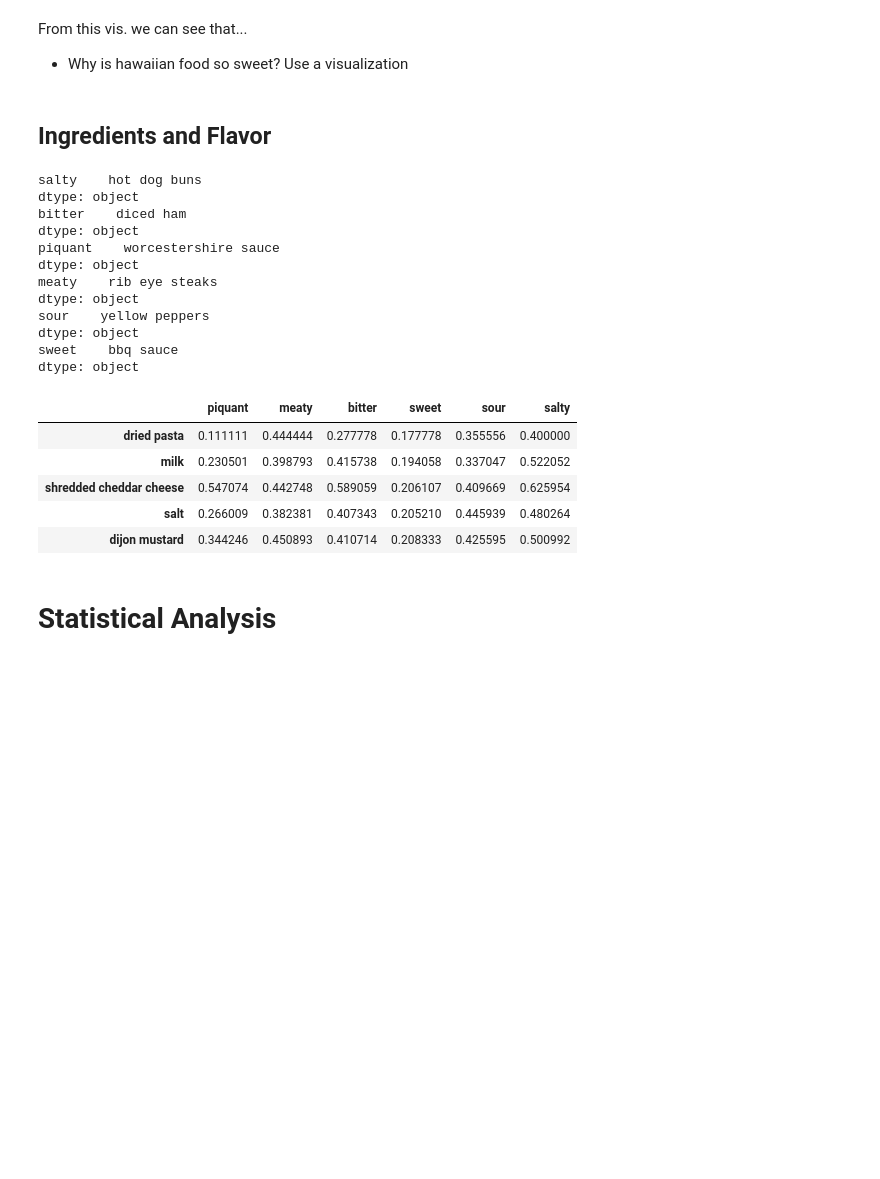
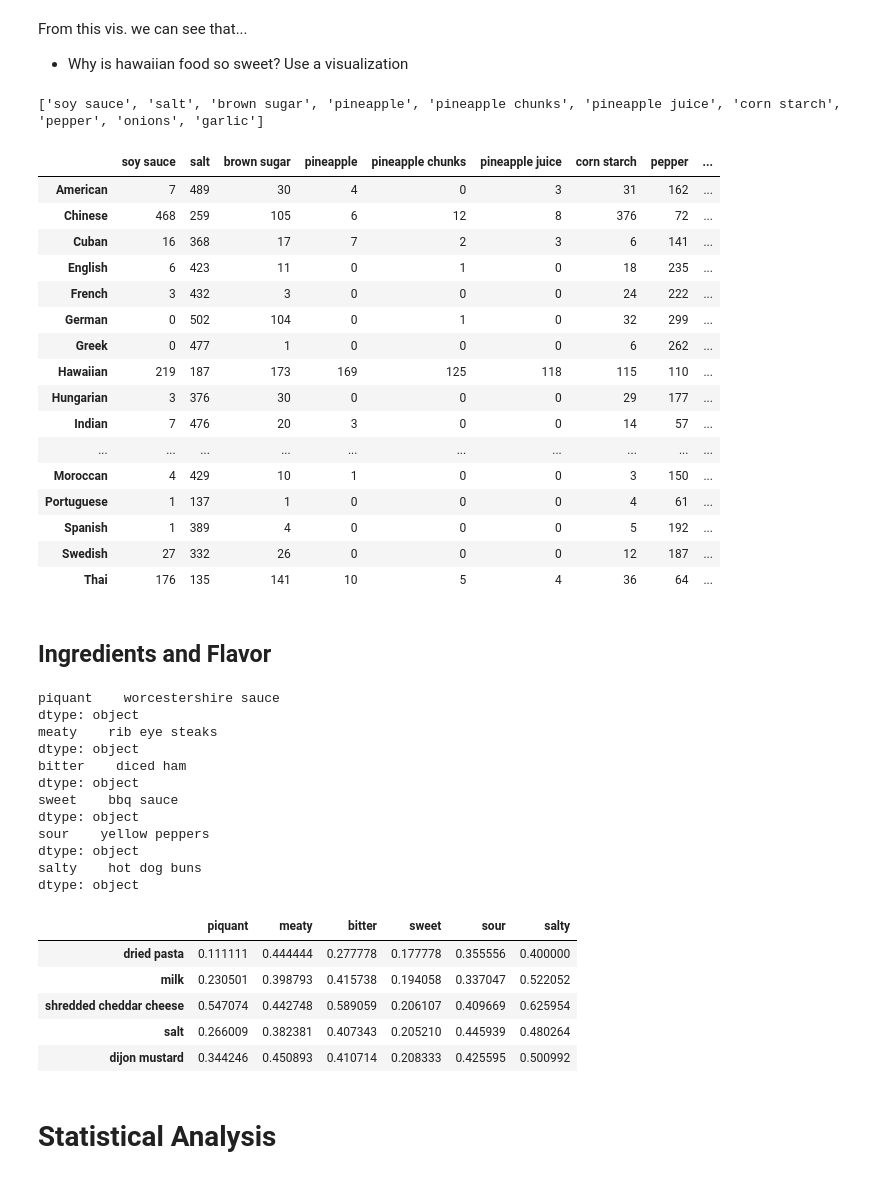
Before and after one commit to ryanchangx/cs105-final-project, a Jupyter notebook: final_project.ipynb, the cells around one changed output. Saved outputs shown, nothing was run; the diff lists cells and outputs as text; code cells hidden in the pictures; blank space fills up the shorter version.

```diff
--- a/final_project.ipynb
+++ b/final_project.ipynb
@@ -304,29 +300,70 @@ fig2.show()
 # %% [markdown]
 From this vis. we can see that...
 * Why is hawaiian food so sweet? Use a visualization
+# %%
+# get top ingredients k that are part of hawaiian ingredients
+k = 10
+top_hawaiian_ingredients = {}
+for id, f_row in food_df.iterrows():
+    if f_row.Hawaiian == 1:
+        for ingredient in f_row.ingredients:
+            if ingredient not in top_hawaiian_ingredients:
+                top_hawaiian_ingredients[ingredient] = 1
+            else:
+                top_hawaiian_ingredients[ingredient] += 1
+top_hawaiian_ingredients = list(dict(sorted(top_hawaiian_ingredients.items(), key=lambda item: item[1],reverse=True)[:k]).keys())
+print(top_hawaiian_ingredients)
+# %% [output]
+['soy sauce', 'salt', 'brown sugar', 'pineapple', 'pineapple chunks', 'pineapple juice', 'corn starch', 'pepper', 'onions', 'garlic']
+# %%
+# find occurences of top k ingredients in all other cuisines
+hawaiian_ingredient_in_cuisines = pd.DataFrame(columns=top_hawaiian_ingredients,index=CUISINES)
+hawaiian_ingredient_in_cuisines.iloc[:] = 0
+for id, f_row in food_df.iterrows():
+    for hawaiian_ingredient in top_hawaiian_ingredients:
+        if hawaiian_ingredient in f_row.ingredients:
+            for cur_cus in CUISINES:
+                if f_row[cur_cus] == 1:
+                    hawaiian_ingredient_in_cuisines.loc[cur_cus,hawaiian_ingredient] += 1
+# %%
+hawaiian_ingredient_in_cuisines
+# %% [output]
+|  | soy sauce | salt | brown sugar | pineapple | pineapple chunks | pineapple juice | corn starch | pepper | ... |
+| American | 7 | 489 | 30 | 4 | 0 | 3 | 31 | 162 | ... |
+| Chinese | 468 | 259 | 105 | 6 | 12 | 8 | 376 | 72 | ... |
+| Cuban | 16 | 368 | 17 | 7 | 2 | 3 | 6 | 141 | ... |
+| English | 6 | 423 | 11 | 0 | 1 | 0 | 18 | 235 | ... |
+| French | 3 | 432 | 3 | 0 | 0 | 0 | 24 | 222 | ... |
+| German | 0 | 502 | 104 | 0 | 1 | 0 | 32 | 299 | ... |
+| Greek | 0 | 477 | 1 | 0 | 0 | 0 | 6 | 262 | ... |
+| Hawaiian | 219 | 187 | 173 | 169 | 125 | 118 | 115 | 110 | ... |
+| Hungarian | 3 | 376 | 30 | 0 | 0 | 0 | 29 | 177 | ... |
+| Indian | 7 | 476 | 20 | 3 | 0 | 0 | 14 | 57 | ... |
+| ... | ... | ... | ... | ... | ... | ... | ... | ... | ... |
+| Moroccan | 4 | 429 | 10 | 1 | 0 | 0 | 3 | 150 | ... |
+| Portuguese | 1 | 137 | 1 | 0 | 0 | 0 | 4 | 61 | ... |
+| Spanish | 1 | 389 | 4 | 0 | 0 | 0 | 5 | 192 | ... |
+| Swedish | 27 | 332 | 26 | 0 | 0 | 0 | 12 | 187 | ... |
+| Thai | 176 | 135 | 141 | 10 | 5 | 4 | 36 | 64 | ... |
 # %% [markdown]
 ## Ingredients and Flavor
 # %%
-print(ingredient_df.loc[:, ['salty']].idxmax())
-print(ingredient_df.loc[:, ['bitter']].idxmax())
-print(ingredient_df.loc[:, ['piquant']].idxmax())
-print(ingredient_df.loc[:, ['meaty']].idxmax())
-print(ingredient_df.loc[:, ['sour']].idxmax())
-print(ingredient_df.loc[:, ['sweet']].idxmax())
+for flavor in FLAVORS:
+    print(ingredient_df.loc[:, [flavor]].idxmax())
 ingredient_df.head()
 # %% [output]
-salty    hot dog buns
-dtype: object
-bitter    diced ham
-dtype: object
 piquant    worcestershire sauce
 dtype: object
 meaty    rib eye steaks
 dtype: object
-sour    yellow peppers
+bitter    diced ham
 dtype: object
 sweet    bbq sauce
 dtype: object
+sour    yellow peppers
+dtype: object
+salty    hot dog buns
+dtype: object
 |  | piquant | meaty | bitter | sweet | sour | salty |
 | dried pasta | 0.111111 | 0.444444 | 0.277778 | 0.177778 | 0.355556 | 0.400000 |
 | milk | 0.230501 | 0.398793 | 0.415738 | 0.194058 | 0.337047 | 0.522052 |
```
Also changed, not shown: parts of 6 cells of this notebook.
